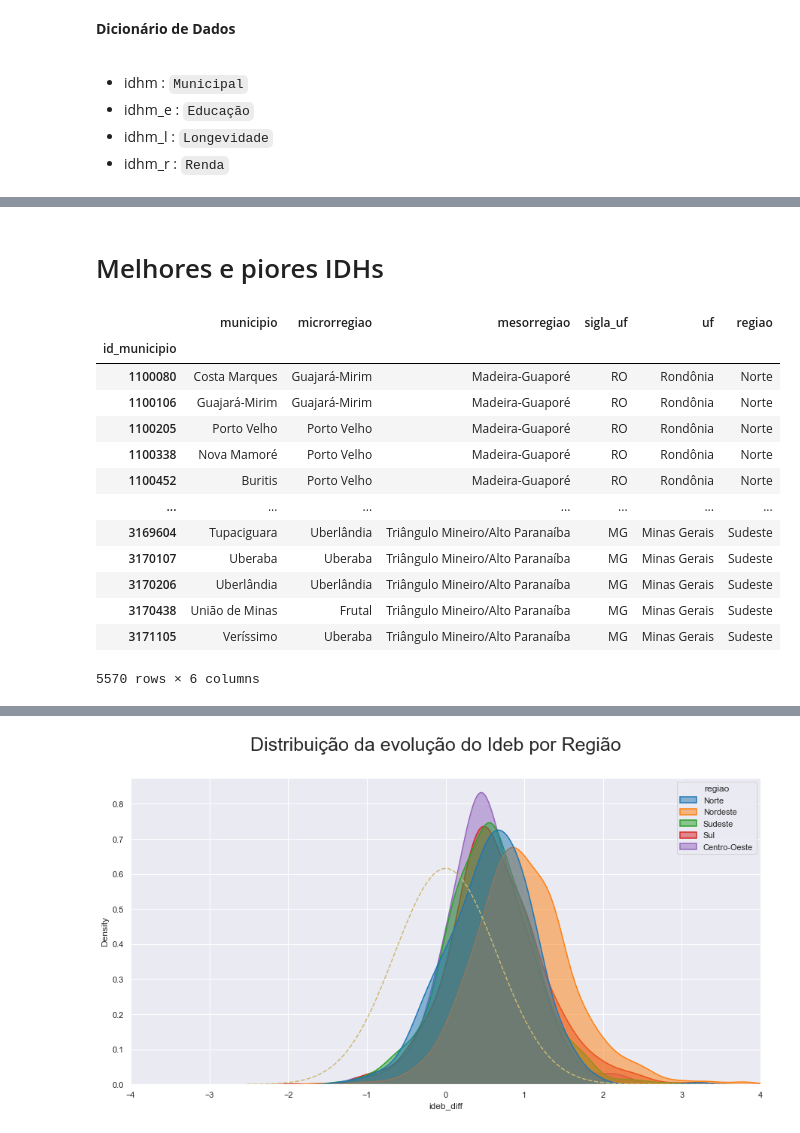
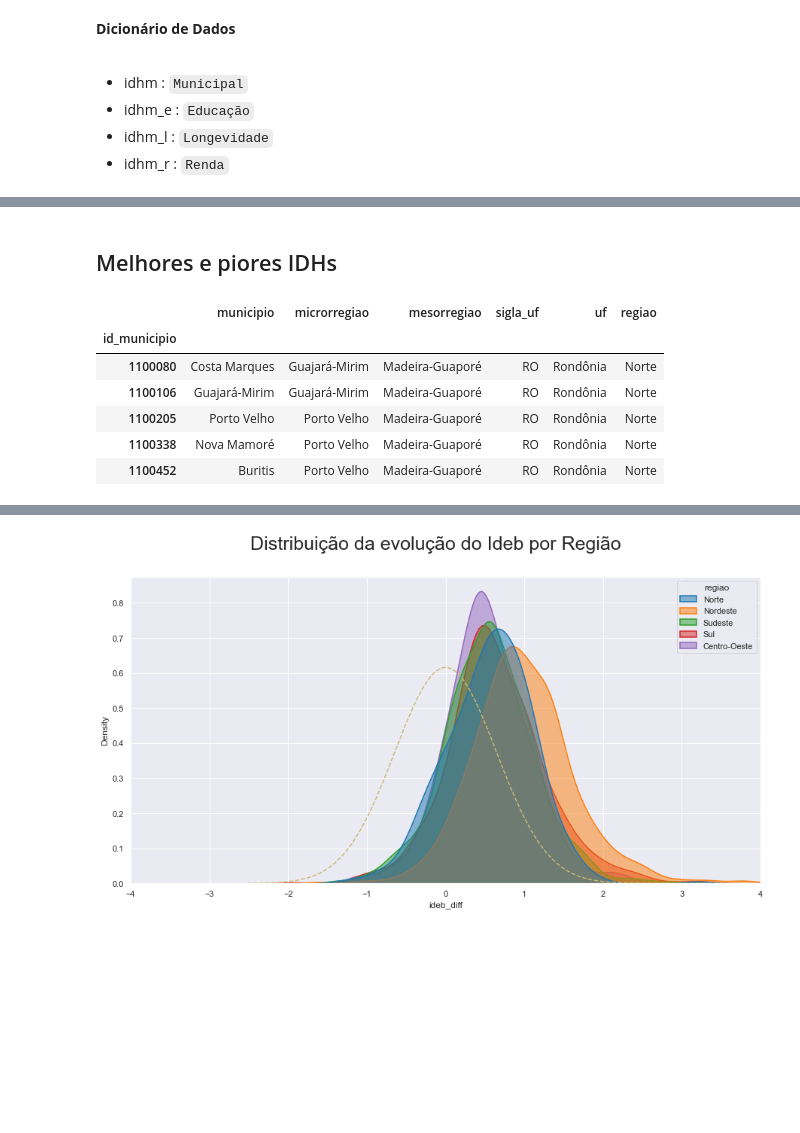
Before and after one commit to UFRJ-Analytica/odd2021, a Jupyter notebook: analises.ipynb, the cells around one changed output, grey strips where cells are left out. Drawn from its saved outputs; the diff is of its cells as text; code cells hidden in the pictures; blank space fills up the shorter version.

```diff
--- a/analises.ipynb
+++ b/analises.ipynb
@@ -201,25 +167,18 @@ df_evolucao_idh.sort_values(by="idhm")
 # %% [markdown]
-# Melhores e piores IDHs
+## Melhores e piores IDHs
 # %%
 sorted_evolucao_idh = df_evolucao_idh.sort_values(by='idhm').reset_index(drop=True)
 # %%
 MUN_IDS = get_mun_ids()
-MUN_IDS
+MUN_IDS.head(5)
 # %% [output]
 |  | municipio | microrregiao | mesorregiao | sigla_uf | uf | regiao |
 | id_municipio |  |  |  |  |  |  |
 | 1100080 | Costa Marques | Guajará-Mirim | Madeira-Guaporé | RO | Rondônia | Norte |
 | 1100106 | Guajará-Mirim | Guajará-Mirim | Madeira-Guaporé | RO | Rondônia | Norte |
 | 1100205 | Porto Velho | Porto Velho | Madeira-Guaporé | RO | Rondônia | Norte |
 | 1100338 | Nova Mamoré | Porto Velho | Madeira-Guaporé | RO | Rondônia | Norte |
 | 1100452 | Buritis | Porto Velho | Madeira-Guaporé | RO | Rondônia | Norte |
-| ... | ... | ... | ... | ... | ... | ... |
-| 3169604 | Tupaciguara | Uberlândia | Triângulo Mineiro/Alto Paranaíba | MG | Minas Gerais | Sudeste |
-| 3170107 | Uberaba | Uberaba | Triângulo Mineiro/Alto Paranaíba | MG | Minas Gerais | Sudeste |
-| 3170206 | Uberlândia | Uberlândia | Triângulo Mineiro/Alto Paranaíba | MG | Minas Gerais | Sudeste |
-| 3170438 | União de Minas | Frutal | Triângulo Mineiro/Alto Paranaíba | MG | Minas Gerais | Sudeste |
-| 3171105 | Veríssimo | Uberaba | Triângulo Mineiro/Alto Paranaíba | MG | Minas Gerais | Sudeste |
-5570 rows × 6 columns
 # %%
 def get_mun_name_by_id(row):
     mun_info = MUN_IDS.loc[row["id_municipio"]]
```
Also changed, not shown: parts of 52 cells of this notebook, 5 other files.
